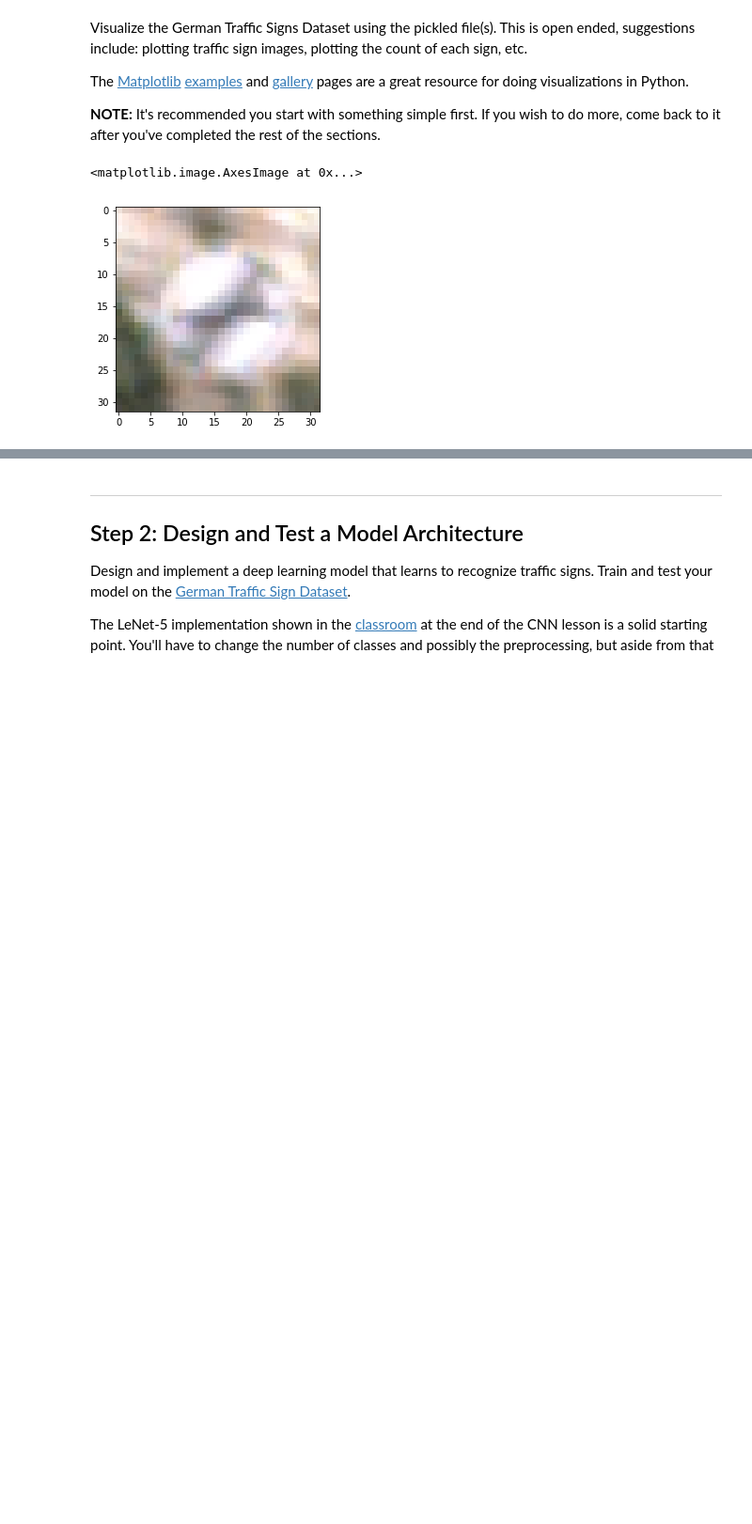
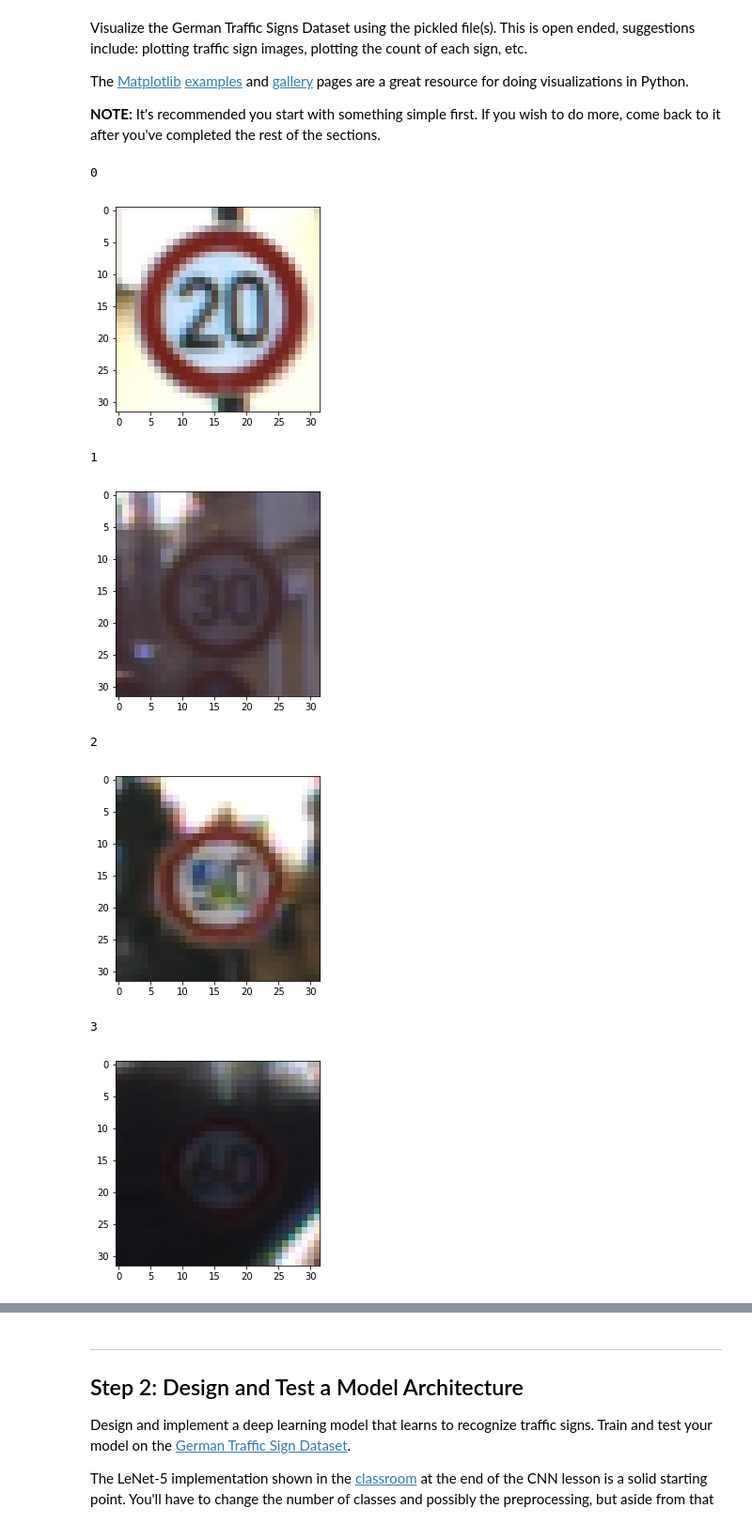
Before and after one commit to anunayarunav/traffic-sign-classifier, a Jupyter notebook: Traffic_Sign_Classifier.ipynb, the cells around one changed output, grey strips where cells are left out. Shown: that part at 94% size. Saved outputs shown, nothing was run; the diff lists cells and outputs as text; code cells hidden in the pictures; blank space fills up the shorter version.

```diff
--- a/Traffic_Sign_Classifier.ipynb
+++ b/Traffic_Sign_Classifier.ipynb
@@ -97,11 +97,19 @@ The [Matplotlib](http://matplotlib.org/) [examples](http://matplotlib.org/exampl
 # %%
 ### Data exploration visualization code goes here.
 ### Feel free to use as many code cells as needed.
 import matplotlib.pyplot as plt
 # Visualizations will be shown in the notebook.
 %matplotlib inline
-
-plt.imshow(X_train[40], interpolation='none')
+for i in range(n_classes):
+    print(i)
+    plt.imshow(X_train[y_train==i][5], interpolation='none')
+    plt.show()
 # %% [output]
-<matplotlib.image.AxesImage at 0x...>
+0
-[figure, old version]
+[figure, new version]
+1
+[figure, added]
+2
+[figure, added]
+3
+[figure, added]
```
Also changed, not shown: parts of 17 cells of this notebook, 14 other files.
